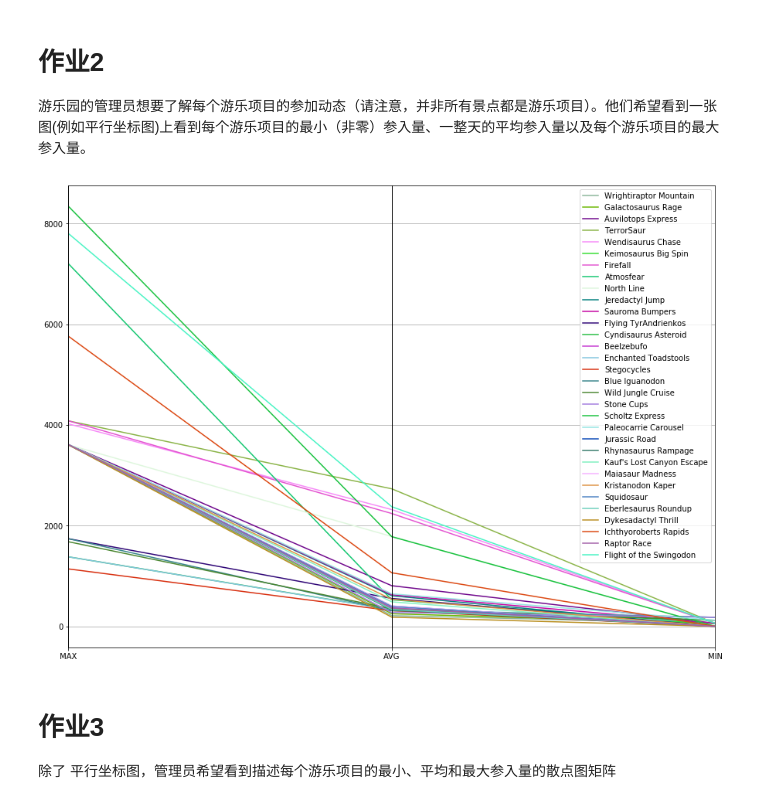
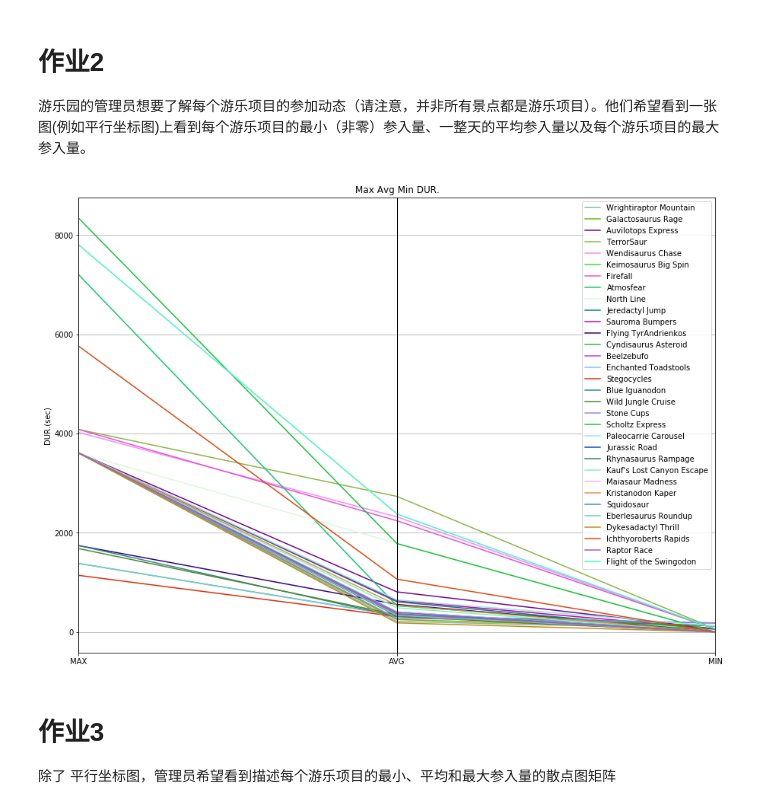
Before and after one commit to Lyn-liyuan/CSE578, a Jupyter notebook: Assign3-YuanLi.ipynb, the cells around one changed output. Saved outputs shown, nothing was run; the diff lists cells and outputs as text; code cells hidden in the pictures.

```diff
--- a/Assign3-YuanLi.ipynb
+++ b/Assign3-YuanLi.ipynb
@@ -128,34 +131,36 @@ plt.show()
 # %%
 from pandas.plotting import parallel_coordinates
 import pylab
 pylab.rcParams['figure.figsize'] = (15.0, 11.0)
 
 sql = ("SELECT t2.name, "
         "MAX(cast(substr(t1.duration,1,1) as int)*3600+"
        "cast(substr(t1.duration,3,2) as int)*60+"
        "cast(substr(t1.duration,5,2) as int)) as dt_max, "
         "AVG(cast(substr(t1.duration,1,1) as int)*3600+"
        "cast(substr(t1.duration,3,2) as int)*60+"
        "cast(substr(t1.duration,5,2) as int)) as dt_avg, "
        "MIN(cast(substr(t1.duration,1,1) as int)*3600+"
        "cast(substr(t1.duration,3,2) as int)*60+"
        "cast(substr(t1.duration,5,2) as int)) as dt "
       "FROM checkin t1 inner join attraction t2 "
       "ON t1.attraction = t2.AttractionID "
       "WHERE cast(substr(t1.duration,1,1) as int)*3600+"
        "cast(substr(t1.duration,3,2) as int)*60+"
        "cast(substr(t1.duration,5,2) as int)> 0 "
        "AND category='Thrill Rides\r' "
       "OR category='Kiddie Rides\r' "
       "OR category='Rides for Everyone\r' "
       "GROUP BY t2.AttractionID ")
 data = cursor.execute(sql).fetchall()
 
 pdata = pd.DataFrame(data,columns=['attraction','MAX','AVG','MIN'])
-parallel_coordinates(pdata,"attraction")
+ax = parallel_coordinates(pdata,"attraction")
+ax.set_title('Max Avg Min DUR.')
+ax.set_ylabel('DUR.(sec)')
 plt.show()
 # %% [output]
-[figure, old version]
+[figure, new version]
 # %% [markdown]
 # 作业3
 除了 平行坐标图，管理员希望看到描述每个游乐项目的最小、平均和最大参入量的散点图矩阵
```
Also changed, not shown: parts of 2 cells of this notebook.
